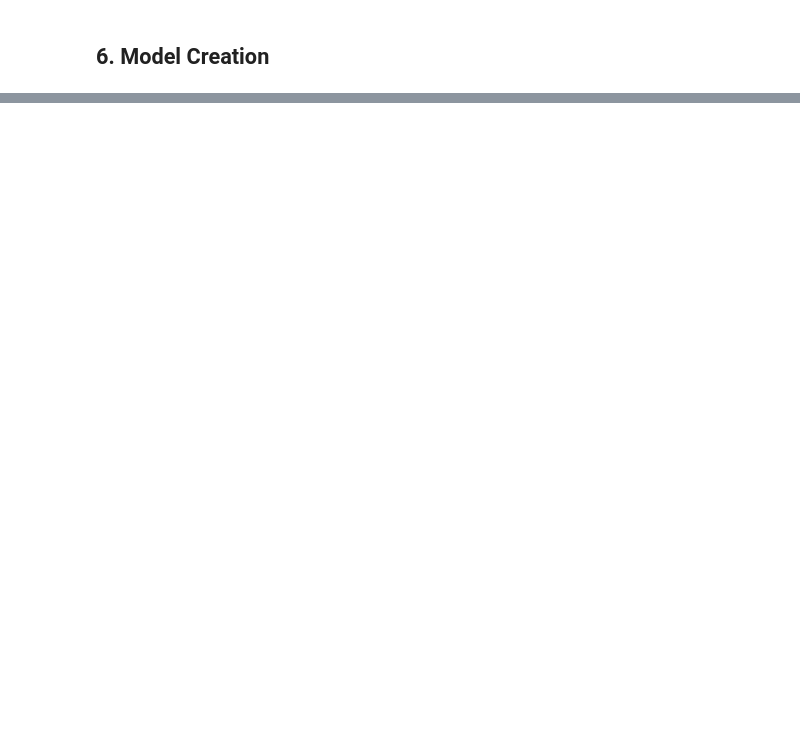
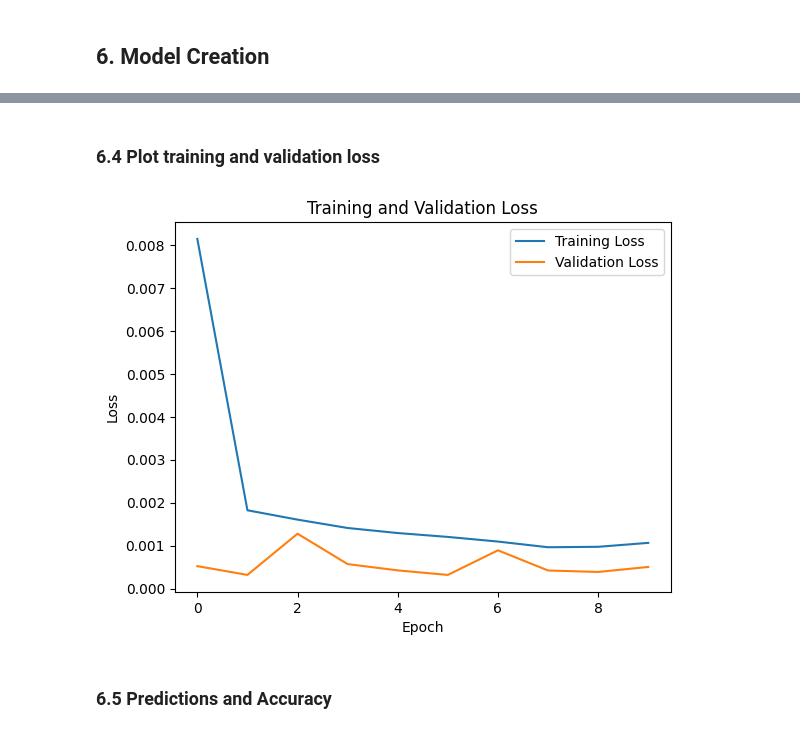
Before and after one commit to MbuviM/Ksh_USD_Exchange_Rate_Forecast, a Jupyter notebook: Forecast.ipynb, the cells around one changed output, grey strips where cells are left out. Saved outputs shown, nothing was run; the diff lists cells and outputs as text; code cells hidden in the pictures; blank space fills up the shorter version.

Commit message:
First Model Build

```diff
--- a/Forecast.ipynb
+++ b/Forecast.ipynb
@@ -187,3 +167,13 @@ ValueError: cannot reshape array of size 14436 into shape (4812,48,3)
+# %%
+# Split the Dataset
+from sklearn.model_selection import train_test_split
+
+# Split the data into training and testing sets
+X_train, X_test, y_train, y_test = train_test_split(X, y, test_size=0.2, random_state=32)
+
+# Reshape input data for LSTM
+X_train = X_train.reshape((X_train.shape[0], X_train.shape[1], 1))
+X_test = X_test.reshape((X_test.shape[0], X_test.shape[1], 1))
 # %% [markdown]
 ## 6. Model Creation
 # %%
@@ -200,7 +187,7 @@ Make sure all arrays contain the same number of samples.
 # %%
 # Building the neural network
 
-model = tensorflow.keras.Sequential()
+model = tf.keras.Sequential()
 
 model.add(layers.LSTM(units=32, return_sequences=True,
                   input_shape=(90,1), dropout=0.2))
@@ -215,0 +223,3 @@ model.summary()
+# %%
+# Compile the model
+model.compile(optimizer='adam', loss='mean_squared_error')
@@ -215,0 +228,3 @@ model.summary()
+# %%
+# Train the model
+history = model.fit(X_train, y_train, epochs=10, batch_size=32, validation_data=(X_test, y_test))
@@ -215,0 +249,15 @@ model.summary()
+# %% [markdown]
+### 6.4 Plot training and validation loss
+# %%
+# Plot training and validation loss
+plt.plot(history.history['loss'], label='Training Loss')
+plt.plot(history.history['val_loss'], label='Validation Loss')
+plt.xlabel('Epoch')
+plt.ylabel('Loss')
+plt.title('Training and Validation Loss')
+plt.legend()
+plt.show()
+# %% [output]
+[figure, added]
+# %% [markdown]
+### 6.5 Predictions and Accuracy
```
Also changed, not shown: parts of 17 cells of this notebook.
